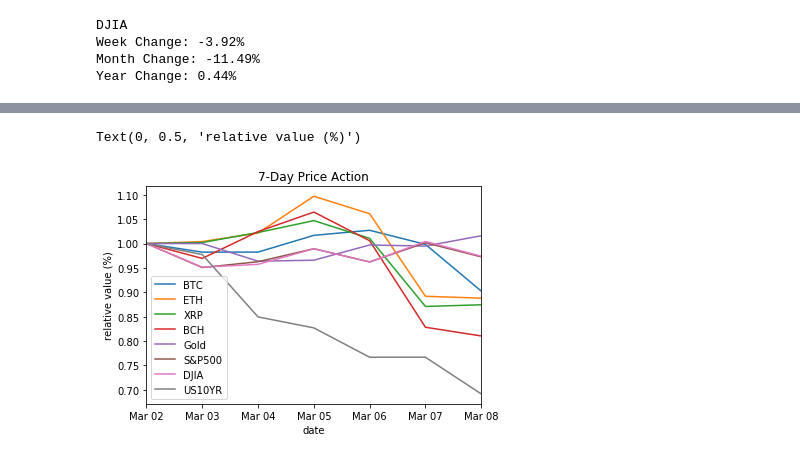
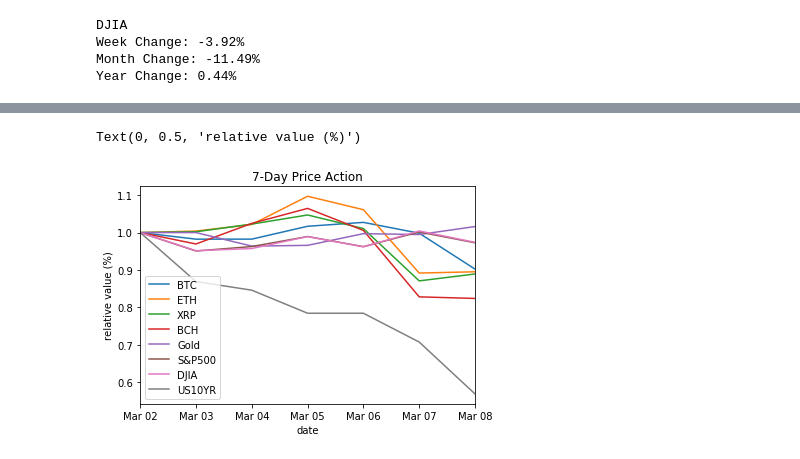
Before and after one commit to pdawgsledge/market_data, a Jupyter notebook: get_price_data.ipynb, the cells around one changed output, grey strips where cells are left out. Saved outputs shown, nothing was run; the diff lists cells and outputs as text; code cells hidden in the pictures.

```diff
--- a/get_price_data.ipynb
+++ b/get_price_data.ipynb
@@ -340,19 +340,19 @@ week_df
 # %%
 # plot changes in relative value
 import seaborn as sns
 import matplotlib.pyplot as plt
 import matplotlib.dates as mdates
 
 rel_val_df = week_df.T
-rel_val_df = week_df.astype('float64')
+rel_val_df = rel_val_df.astype('float64')
 
-rel_val_df = week_df.apply(lambda x: x / x[0])
+rel_val_df = rel_val_df.apply(lambda x: x / x[0])
 
 grid = rel_val_df.plot()
 grid.xaxis.set_major_formatter(mdates.DateFormatter('%b %d'))
 grid.set_title("7-Day Price Action")
 grid.set_xlabel("date")
 grid.set_ylabel("relative value (%)")
 # %% [output]
 Text(0, 0.5, 'relative value (%)')
-[figure, old version]
+[figure, new version]
```
Also changed, not shown: parts of 7 cells of this notebook.
